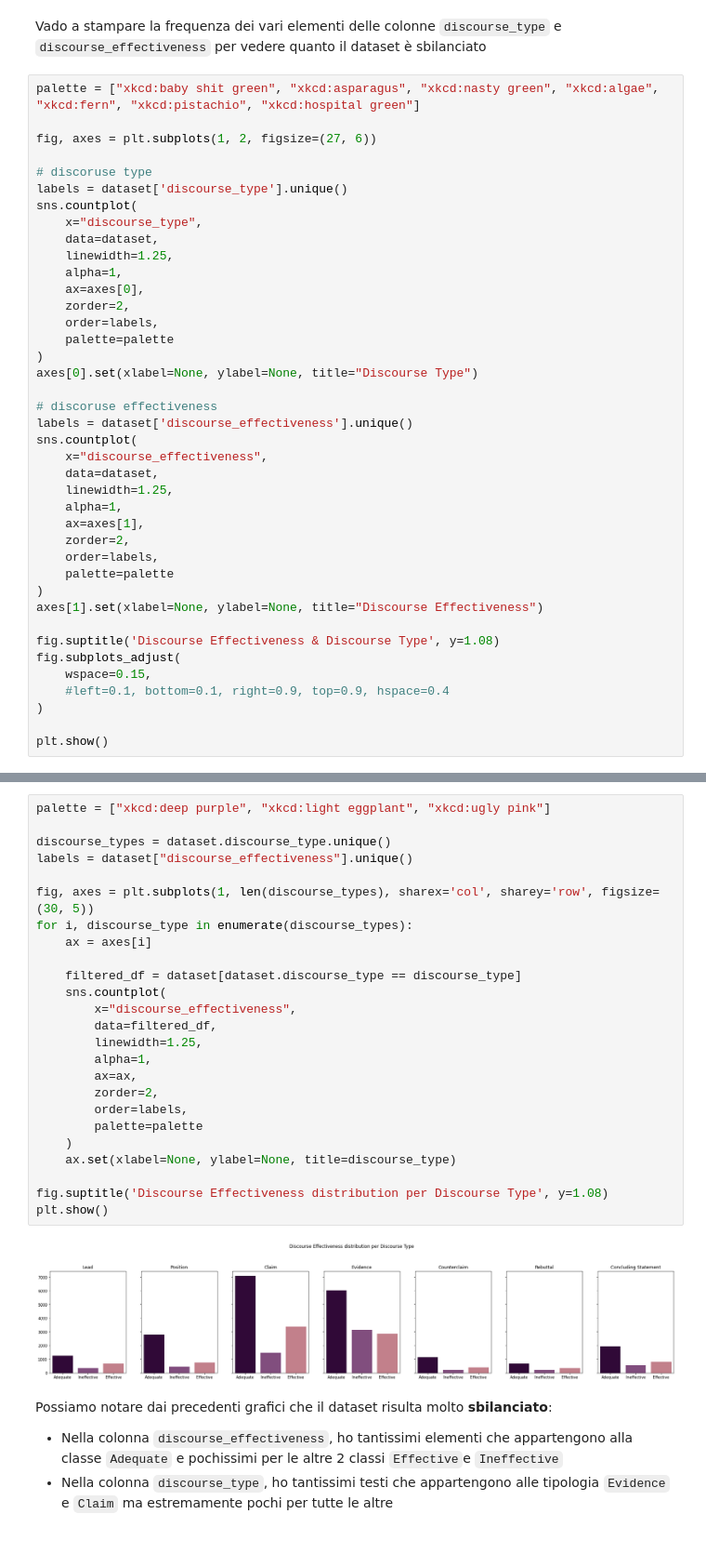
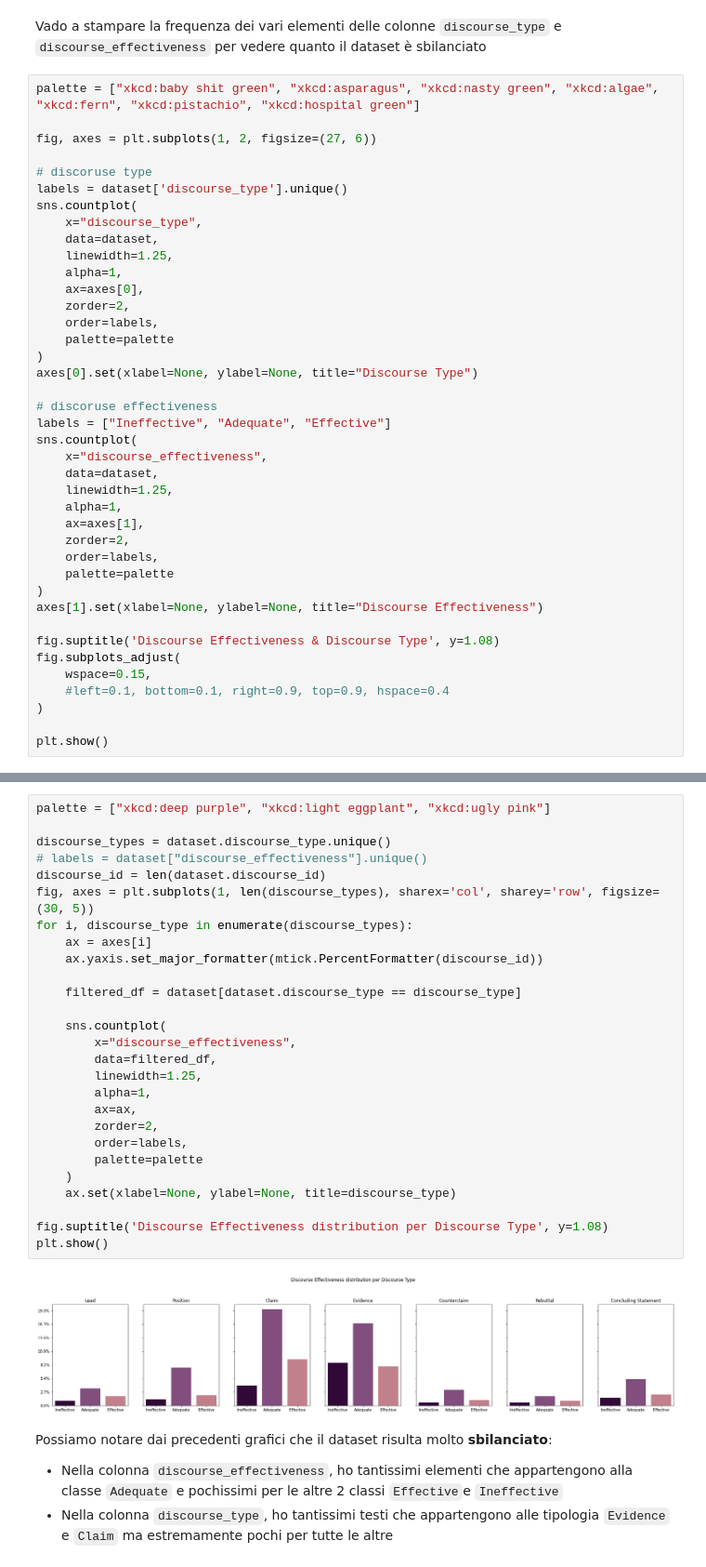
Before and after one commit to Typing-Monkeys/BRUN0-Net, a Jupyter notebook: training/Brun0-Net.ipynb, the cells around one changed output, grey strips where cells are left out. Shown at 93% size. Cells and saved outputs as stored; diff of their text form.

```diff
--- a/training/Brun0-Net.ipynb
+++ b/training/Brun0-Net.ipynb
@@ -80,7 +66,7 @@ sns.countplot(
 axes[0].set(xlabel=None, ylabel=None, title="Discourse Type")
 
 # discoruse effectiveness
-labels = dataset['discourse_effectiveness'].unique()
+labels = ["Ineffective", "Adequate", "Effective"]
 sns.countplot(
     x="discourse_effectiveness",
     data=dataset,
@@ -107,30 +91,32 @@ cambiare in percentuale
 # %%
 palette = ["xkcd:deep purple", "xkcd:light eggplant", "xkcd:ugly pink"]
 
 discourse_types = dataset.discourse_type.unique()
-labels = dataset["discourse_effectiveness"].unique()
-
+# labels = dataset["discourse_effectiveness"].unique()
+discourse_id = len(dataset.discourse_id)
 fig, axes = plt.subplots(1, len(discourse_types), sharex='col', sharey='row', figsize=(30, 5))
 for i, discourse_type in enumerate(discourse_types):
     ax = axes[i]
+    ax.yaxis.set_major_formatter(mtick.PercentFormatter(discourse_id))
 
     filtered_df = dataset[dataset.discourse_type == discourse_type]
+
     sns.countplot(
         x="discourse_effectiveness",
         data=filtered_df,
         linewidth=1.25,
         alpha=1,
         ax=ax,
         zorder=2,
         order=labels,
         palette=palette
     )
     ax.set(xlabel=None, ylabel=None, title=discourse_type)
 
 fig.suptitle('Discourse Effectiveness distribution per Discourse Type', y=1.08)
 plt.show()
 # %% [output]
-[figure, old version]
+[figure, new version]
 # %% [markdown]
 Possiamo notare dai precedenti grafici che il dataset risulta molto **sbilanciato**:
 
```
Also changed, not shown: parts of 15 cells of this notebook, 1 other file.
